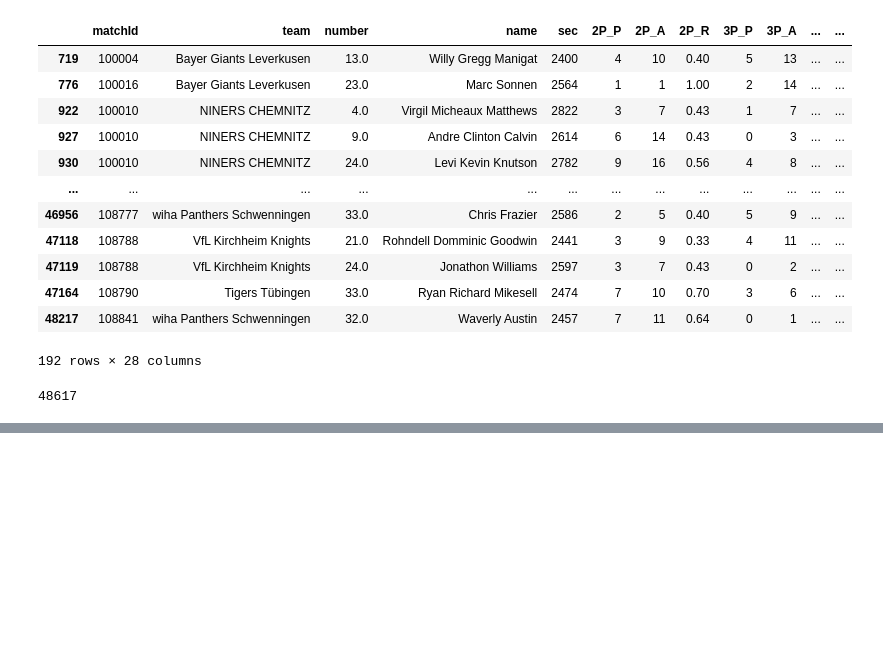
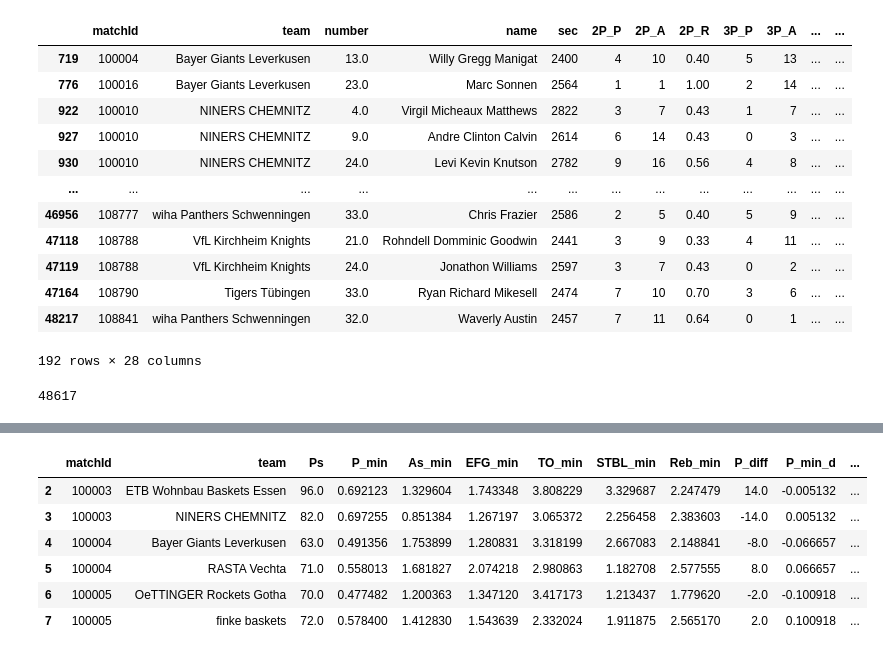
Before and after one commit to Net-Positive/Net_Positive, a Jupyter notebook: EDA/scores.ipynb, the cells around one changed output, grey strips where cells are left out. Saved outputs shown, nothing was run; the diff lists cells and outputs as text; code cells hidden in the pictures; blank space fills up the shorter version.

```diff
--- a/EDA/scores.ipynb
+++ b/EDA/scores.ipynb
@@ -385,0 +681,3 @@ boxscore_feature.shape[0]
+# %%
+#create a Backup (needed for Score V3)
+score_v2_backup = score_v2.copy()
@@ -385,0 +723,4 @@ boxscore_feature.shape[0]
+# %%
+score_v3_sum_bymatch = score_v3.drop(columns=['name','season','position']).groupby(["matchId", "team"]).sum().reset_index()
+
+score_v3_sum_bymatch.head(6)
@@ -385,0 +737,5 @@ boxscore_feature.shape[0]
+# %%
+score_v3_sum_bymatch = score_v3_sum_bymatch[score_v3_sum_bymatch["sec"] >= 11800]
+score_v3_sum_bymatch = score_v3_sum_bymatch[score_v3_sum_bymatch["sec"] <= 12200]
+
+score_v3_sum_bymatch.info()
@@ -385,0 +762,7 @@ boxscore_feature.shape[0]
+# %%
+diff = []
+for index, row in score_v3_sum_bymatch.iterrows():
+    diff.append(row['Ps'] - score_v3_sum_bymatch.loc[(score_v3_sum_bymatch['matchId'] == row['matchId']) & (score_v3_sum_bymatch['team'] != row['team']), 'Ps'].sum())
+
+score_v3_sum_bymatch['P_diff'] = diff
+score_v3_sum_bymatch.head(6)
@@ -385,0 +777,36 @@ boxscore_feature.shape[0]
+# %%
+v3_bymatch = score_v3_sum_bymatch
+
+P_min_d = []
+As_min_d = []
+EFG_min_d = []
+TO_min_d = []
+STBL_min_d  = []
+Reb_min_d = []
+
+for index,row in v3_bymatch.iterrows():
+    P_min_d.append(row['P_min'] - v3_bymatch.loc[(v3_bymatch['matchId'] == row['matchId']) &( v3_bymatch['team'] != row['team']), 'P_min' ].sum())
+    As_min_d.append(row['As_min'] - v3_bymatch.loc[(v3_bymatch['matchId'] == row['matchId']) &( v3_bymatch['team'] != row['team']), 'As_min' ].sum())
+    EFG_min_d.append(row['EFG_min'] - v3_bymatch.loc[(v3_bymatch['matchId'] == row['matchId']) &( v3_bymatch['team'] != row['team']), 'EFG_min' ].sum())
+    TO_min_d.append(row['TO_min'] - v3_bymatch.loc[(v3_bymatch['matchId'] == row['matchId']) &( v3_bymatch['team'] != row['team']), 'TO_min' ].sum())
+    STBL_min_d.append(row['STBL_min'] - v3_bymatch.loc[(v3_bymatch['matchId'] == row['matchId']) &( v3_bymatch['team'] != row['team']), 'STBL_min' ].sum())
+    Reb_min_d.append(row['Reb_min'] - v3_bymatch.loc[(v3_bymatch['matchId'] == row['matchId']) &( v3_bymatch['team'] != row['team']), 'Reb_min' ].sum())
+
+v3_bymatch['P_min_d'] = P_min_d
+v3_bymatch['As_min_d'] = As_min_d
+v3_bymatch['EFG_min_d'] = EFG_min_d
+v3_bymatch['TO_min_d'] = TO_min_d
+v3_bymatch['STBL_min_d'] = STBL_min_d
+v3_bymatch['Reb_min_d'] = Reb_min_d
+
+v3_bymatch.drop(columns=['sec'], inplace=True)
+
+v3_bymatch.head(6)
+# %% [output]
+|  | matchId | team | Ps | P_min | As_min | EFG_min | TO_min | STBL_min | Reb_min | P_diff | P_min_d | ... |
+| 2 | 100003 | ETB Wohnbau Baskets Essen | 96.0 | 0.692123 | 1.329604 | 1.743348 | 3.808229 | 3.329687 | 2.247479 | 14.0 | -0.005132 | ... |
+| 3 | 100003 | NINERS CHEMNITZ | 82.0 | 0.697255 | 0.851384 | 1.267197 | 3.065372 | 2.256458 | 2.383603 | -14.0 | 0.005132 | ... |
+| 4 | 100004 | Bayer Giants Leverkusen | 63.0 | 0.491356 | 1.753899 | 1.280831 | 3.318199 | 2.667083 | 2.148841 | -8.0 | -0.066657 | ... |
+| 5 | 100004 | RASTA Vechta | 71.0 | 0.558013 | 1.681827 | 2.074218 | 2.980863 | 1.182708 | 2.577555 | 8.0 | 0.066657 | ... |
+| 6 | 100005 | OeTTINGER Rockets Gotha | 70.0 | 0.477482 | 1.200363 | 1.347120 | 3.417173 | 1.213437 | 1.779620 | -2.0 | -0.100918 | ... |
+| 7 | 100005 | finke baskets | 72.0 | 0.578400 | 1.412830 | 1.543639 | 2.332024 | 1.911875 | 2.565170 | 2.0 | 0.100918 | ... |
```
Also changed, not shown: parts of 57 cells of this notebook, 3 other files.
